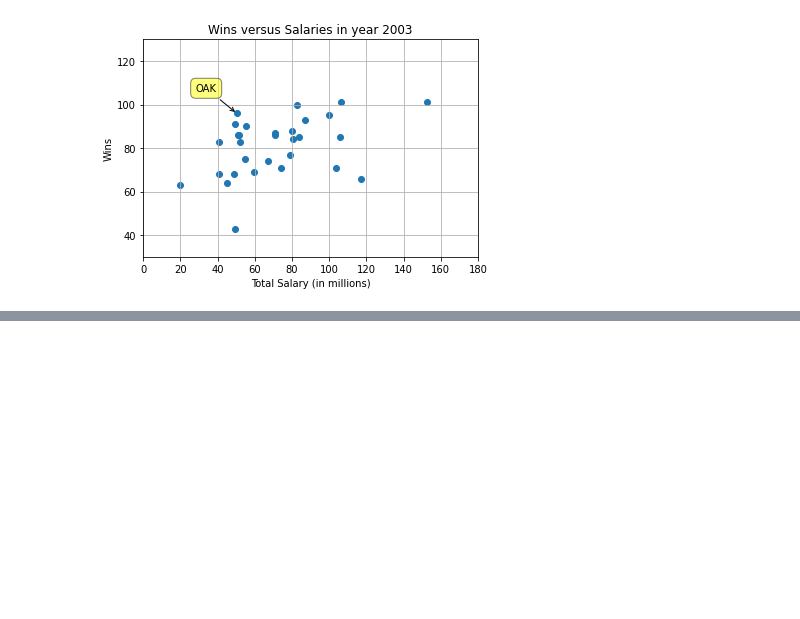
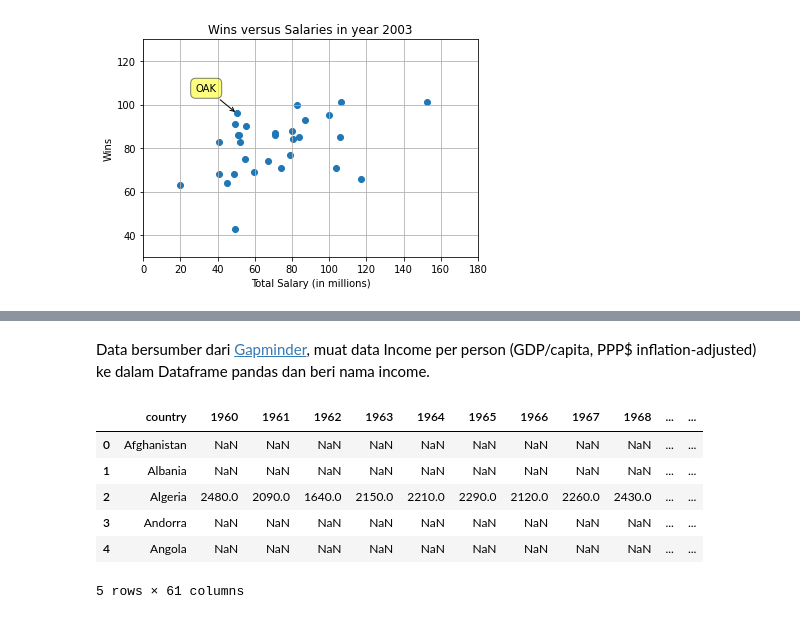
Before and after one commit to amrann/python-exploratory-data-analysis, a Jupyter notebook: Untitled.ipynb, the cells around one changed output, grey strips where cells are left out. Cells and saved outputs as stored; diff of their text form; code cells hidden in the pictures; blank space fills up the shorter version.

```diff
--- a/Untitled.ipynb
+++ b/Untitled.ipynb
@@ -116,0 +145,13 @@ for yr in years:
+# %% [markdown]
+Data bersumber dari [Gapminder](https://www.gapminder.org/data/), muat data Income per person (GDP/capita, PPP$ inflation-adjusted) ke dalam Dataframe pandas dan beri nama income.
+# %%
+income = pd.read_csv('data/gdppercapita_us_inflation_adjusted.csv')
+income.head()
+# %% [output]
+|  | country | 1960 | 1961 | 1962 | 1963 | 1964 | 1965 | 1966 | 1967 | 1968 | ... | ... |
+| 0 | Afghanistan | NaN | NaN | NaN | NaN | NaN | NaN | NaN | NaN | NaN | ... | ... |
+| 1 | Albania | NaN | NaN | NaN | NaN | NaN | NaN | NaN | NaN | NaN | ... | ... |
+| 2 | Algeria | 2480.0 | 2090.0 | 1640.0 | 2150.0 | 2210.0 | 2290.0 | 2120.0 | 2260.0 | 2430.0 | ... | ... |
+| 3 | Andorra | NaN | NaN | NaN | NaN | NaN | NaN | NaN | NaN | NaN | ... | ... |
+| 4 | Angola | NaN | NaN | NaN | NaN | NaN | NaN | NaN | NaN | NaN | ... | ... |
+5 rows × 61 columns
```
Also changed, not shown: parts of 12 cells of this notebook.
